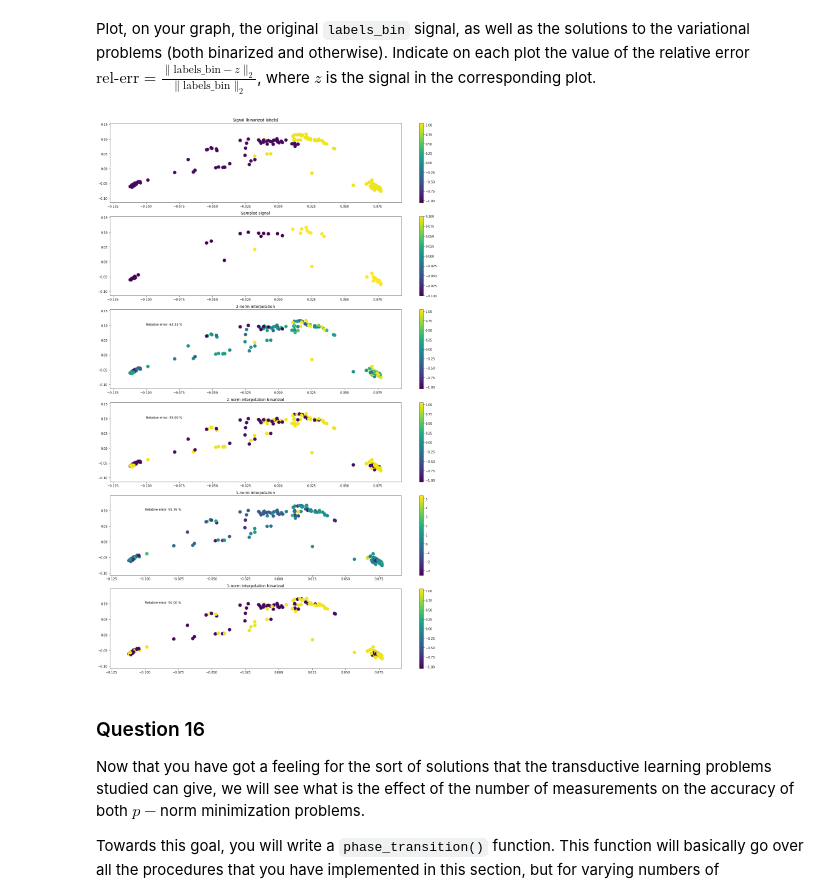
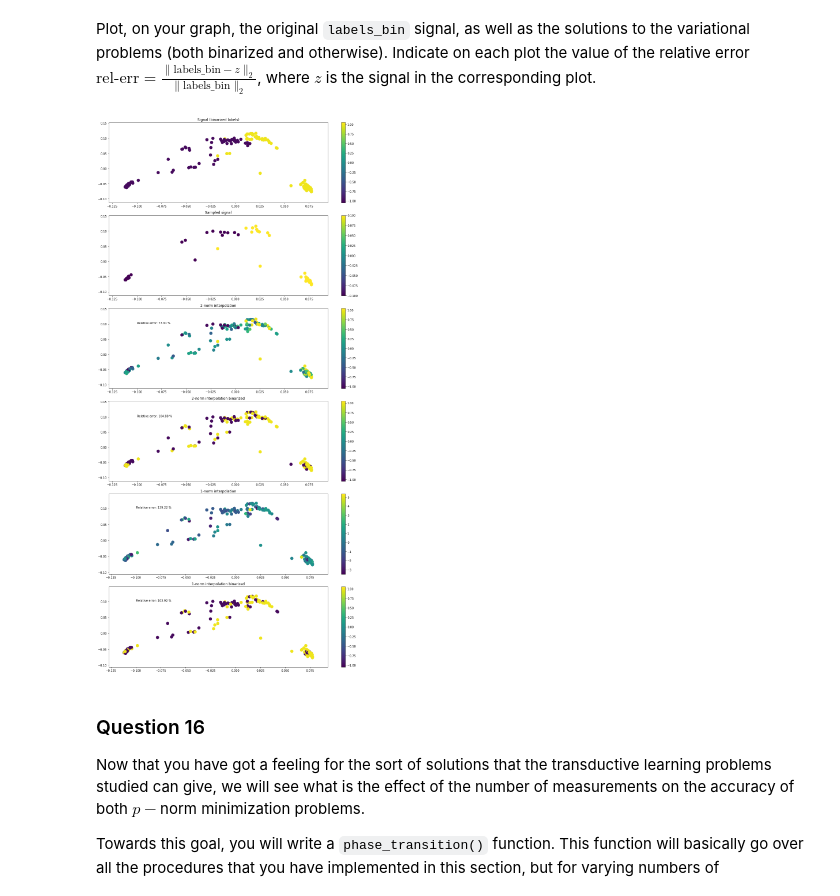
Before and after one commit to nikolaiorgland/conseil_national, a Jupyter notebook: milestone4/4_graph_signal_processing.ipynb, the cells around one changed output. Drawn from its saved outputs; the diff is of its cells as text; code cells hidden in the pictures.

```diff
--- a/milestone4/4_graph_signal_processing.ipynb
+++ b/milestone4/4_graph_signal_processing.ipynb
@@ -330,0 +418,33 @@ where $z$ is the plotted signal.
+# %%
+x=eigenvectors[:, 1]
+y=eigenvectors[:, 2]# Laplacian eigenmaps.
+
+error=np.linalg.norm(noisy_measurements-labels)/np.linalg.norm(labels)
+error_heat=np.linalg.norm(z_heat_denoised-labels)/np.linalg.norm(labels)
+error_inv=np.linalg.norm(z_inv_denoised-labels)/np.linalg.norm(labels)
+error_rect=np.linalg.norm(z_rect_denoised-labels)/np.linalg.norm(labels)
+
+fig, axs = plt.subplots(1, 2,figsize=(10,5))
+im=axs[0].scatter(x,y,c=labels,s=10,vmin=-2,vmax=2,cmap=plt.get_cmap('bwr'))
+axs[0].set_title('Original label')
+axs[1].scatter(x,y,c=noisy_measurements,s=10,cmap=plt.get_cmap('bwr'),vmin=-2,vmax=2)
+axs[1].set_title('Noisy measurement error:{0:.3f}'.format(error))
+
+fig.subplots_adjust(right=0.8)
+cbar_ax = fig.add_axes([0.85, 0.15, 0.05, 0.7])
+fig.colorbar(im, cax=cbar_ax)
+
+fig, axs = plt.subplots(1, 3,figsize=(15, 5))
+
+axs[0].scatter(x,y,c=z_heat_denoised,s=10,cmap=plt.get_cmap('bwr'),vmin=-2,vmax=2)
+axs[0].set_title('heat kernel, error:{0:.3f}'.format(error_heat))
+axs[1].scatter(x,y,c=z_inv_denoised,s=10,cmap=plt.get_cmap('bwr'),vmin=-2,vmax=2)
+axs[1].set_title('inverse kernel, error:{0:.3f}'.format(error_inv))
+im=axs[2].scatter(x,y,c=z_rect_denoised,s=10,cmap=plt.get_cmap('bwr'),vmin=-2,vmax=2)
+axs[2].set_title('rectangle kernel, error:{0:.3f}'.format(error_rect))
+
+fig.subplots_adjust(right=0.8)
+cbar_ax = fig.add_axes([0.85, 0.15, 0.05, 0.7])
+fig.colorbar(im, cax=cbar_ax)
+
+fig.suptitle('Filtering')
@@ -497,7 +632,7 @@ Solution found after 200 iterations:
 # %% [markdown]
 Plot, on your graph, the original `labels_bin` signal, as well as the solutions to the variational problems (both binarized and otherwise). Indicate on each plot the value of the relative error $\text{rel-err} = \frac{\|\text{labels_bin} - z\|_2}{\|\text{labels_bin}\|_2}$, where $z$ is the signal in the corresponding plot.
 # %%
-fig = plt.figure(figsize=(17,25))
+fig = plt.figure(figsize=(14,27))
 # Original
 ax1 = fig.add_subplot(611)
 graph_pygsp.set_coordinates(eigenvectors[:, 1:3])  # Laplacian eigenmaps.
@@ -509,38 +644,38 @@ ax2 = fig.add_subplot(612)
 graph_pygsp.set_coordinates(eigenvectors[:, 1:3])  # Laplacian eigenmaps.
 graph_pygsp.plot_signal(signal_subsample, ax=ax2)
 ax2.set_title("Sampled signal")
 
 # Solution 2-norm non-binary
 ax3 = fig.add_subplot(613)
 graph_pygsp.set_coordinates(eigenvectors[:, 1:3])  # Laplacian eigenmaps.
 graph_pygsp.plot_signal(sol_2norm_min, ax=ax3)
 ax3.set_title("2-norm interpolation")
-ax3.text(-0.1,0.1,"Relative error: {0:.2f} % ".format(100*np.mean(abs(sol_2norm_min-labels_bin)/abs(labels_bin))))
+ax3.text(-0.1,0.1,"Relative error: {0:.2f} % ".format(100*np.linalg.norm(sol_2norm_min-labels_bin)/np.linalg.norm(labels_bin)))
 
 # Solution 2-norm binary
 ax4 = fig.add_subplot(614)
 graph_pygsp.set_coordinates(eigenvectors[:, 1:3])  # Laplacian eigenmaps.
 graph_pygsp.plot_signal(sol_2norm_bin, ax=ax4)
 ax4.set_title("2-norm interpolation binarized")
-ax4.text(-0.1,0.1,"Relative error: {0:.2f} % ".format(100*np.mean(abs(sol_2norm_bin-labels_bin)/abs(labels_bin))))
+ax4.text(-0.1,0.1,"Relative error: {0:.2f} % ".format(100*np.linalg.norm(sol_2norm_bin-labels_bin)/np.linalg.norm(labels_bin)))
 fig.tight_layout();
 
 # Solution 2-norm non-binary
 ax5 = fig.add_subplot(615)
 graph_pygsp.set_coordinates(eigenvectors[:, 1:3])  # Laplacian eigenmaps.
 graph_pygsp.plot_signal(sol_1norm_min, ax=ax5)
 ax5.set_title("1-norm interpolation")
-ax5.text(-0.1,0.1,"Relative error: {0:.2f} % ".format(100*np.mean(abs(sol_1norm_min-labels_bin)/abs(labels_bin))))
+ax5.text(-0.1,0.1,"Relative error: {0:.2f} % ".format(100*np.linalg.norm(sol_1norm_min-labels_bin)/np.linalg.norm(labels_bin)))
 
 # Solution 2-norm binary
 ax6 = fig.add_subplot(616)
 graph_pygsp.set_coordinates(eigenvectors[:, 1:3])  # Laplacian eigenmaps.
 graph_pygsp.plot_signal(sol_1norm_bin, ax=ax6)
 ax6.set_title("1-norm interpolation binarized")
-ax6.text(-0.1,0.1,"Relative error: {0:.2f} % ".format(100*np.mean(abs(sol_1norm_bin-labels_bin)/abs(labels_bin))))
+ax6.text(-0.1,0.1,"Relative error: {0:.2f} % ".format(100*np.linalg.norm(sol_1norm_bin-labels_bin)/np.linalg.norm(labels_bin)))
 fig.tight_layout();
 # %% [output]
-[figure, old version]
+[figure, new version]
 # %% [markdown]
 ### Question 16
 
```
Also changed, not shown: parts of 26 cells of this notebook.
